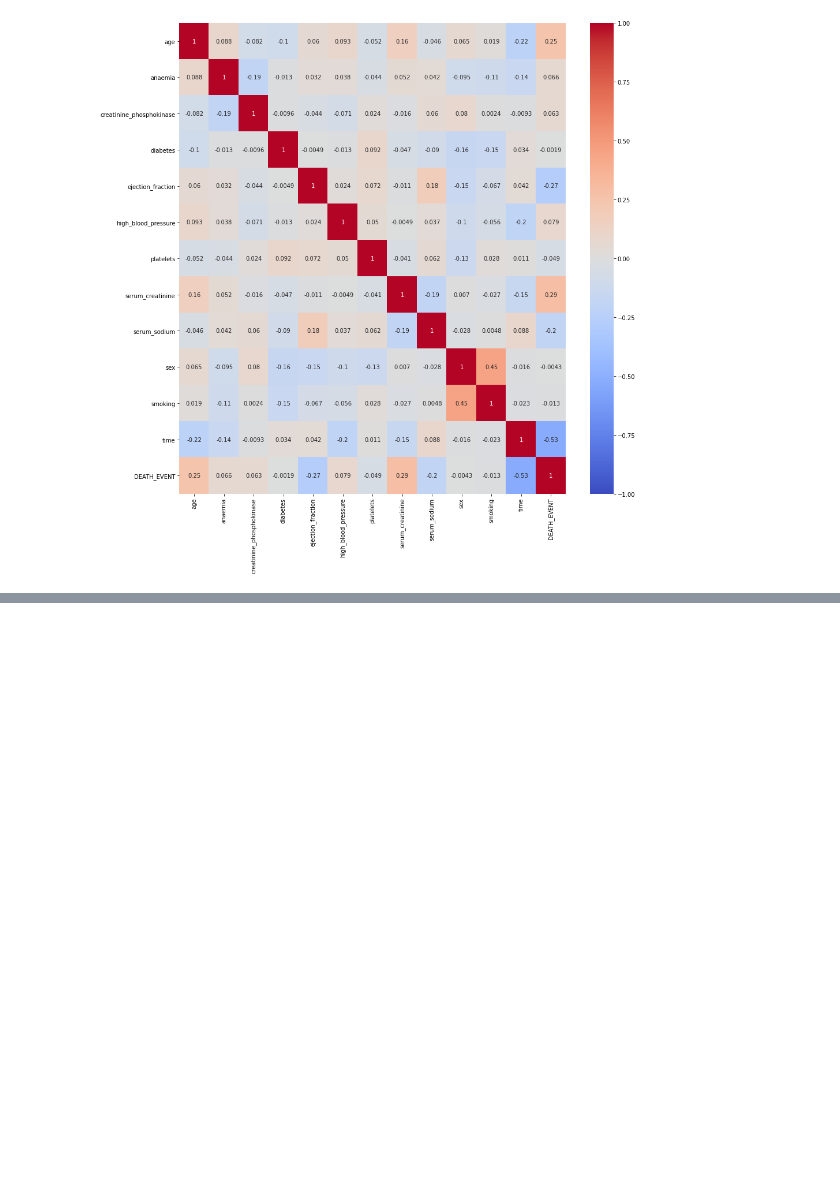
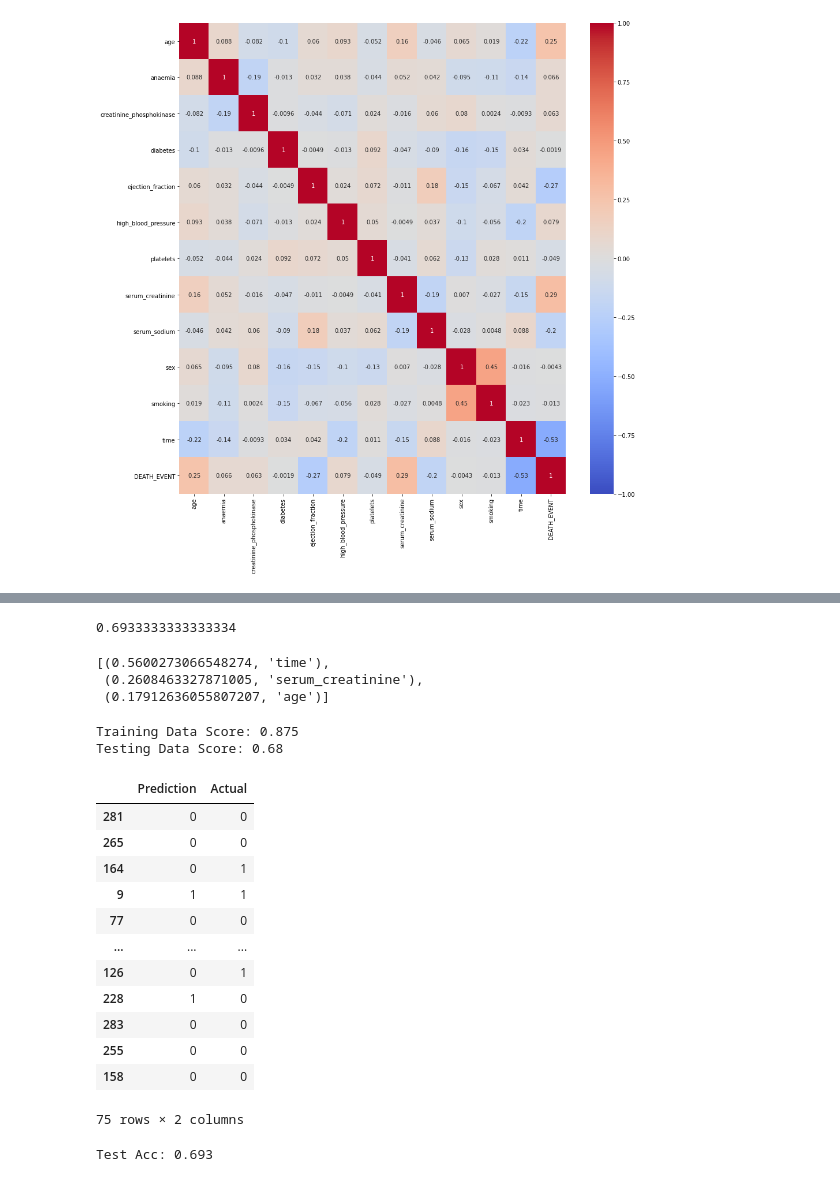
Before and after one commit to ewatxc82/Erik-Ashwini-Neal-Final-Project, a Jupyter notebook: modeling/heart_failure_models.ipynb, the cells around one changed output, grey strips where cells are left out. Saved outputs shown, nothing was run; the diff lists cells and outputs as text; code cells hidden in the pictures; blank space fills up the shorter version.

```diff
--- a/modeling/heart_failure_models.ipynb
+++ b/modeling/heart_failure_models.ipynb
@@ -154,0 +236,5 @@ plt.show()
+# %%
+top_three_features = dataset[["age","serum_creatinine","time"]]
+top_three_feature_names = top_three_features.columns
+# %%
+X3_train, X3_test, y3_train, y3_test = train_test_split(top_three_features, target, random_state=42)
@@ -154,0 +258,44 @@ plt.show()
+# %%
+rf3 = RandomForestClassifier(n_estimators=200)
+rf3 = rf3.fit(X3_train, y3_train)
+rf3.score(X3_test, y3_test)
+# %% [output]
+0.6933333333333334
+# %%
+sorted(zip(rf3.feature_importances_, top_three_feature_names), reverse=True)
+# %% [output]
+[(0.5600273066548274, 'time'),
+ (0.2608463327871005, 'serum_creatinine'),
+ (0.17912636055807207, 'age')]
+# %%
+classifier3 = LogisticRegression()
+classifier3
+classifier3.fit(X3_train, y3_train)
+print(f"Training Data Score: {classifier3.score(X3_train, y3_train)}")
+print(f"Testing Data Score: {classifier3.score(X3_test, y3_test)}")
+# %% [output]
+Training Data Score: 0.875
+Testing Data Score: 0.68
+# %%
+predictions3 = classifier3.predict(X3_test)
+pd.DataFrame({"Prediction": predictions3, "Actual": y3_test})
+# %% [output]
+|  | Prediction | Actual |
+| 281 | 0 | 0 |
+| 265 | 0 | 0 |
+| 164 | 0 | 1 |
+| 9 | 1 | 1 |
+| 77 | 0 | 0 |
+| ... | ... | ... |
+| 126 | 0 | 1 |
+| 228 | 1 | 0 |
+| 283 | 0 | 0 |
+| 255 | 0 | 0 |
+| 158 | 0 | 0 |
+75 rows × 2 columns
+# %%
+svc_model3 = SVC(kernel='linear')
+svc_model3.fit(X3_train, y3_train)
+print('Test Acc: %.3f' % svc_model3.score(X3_test, y3_test))
+# %% [output]
+Test Acc: 0.693
```
Also changed, not shown: parts of 32 cells of this notebook.
